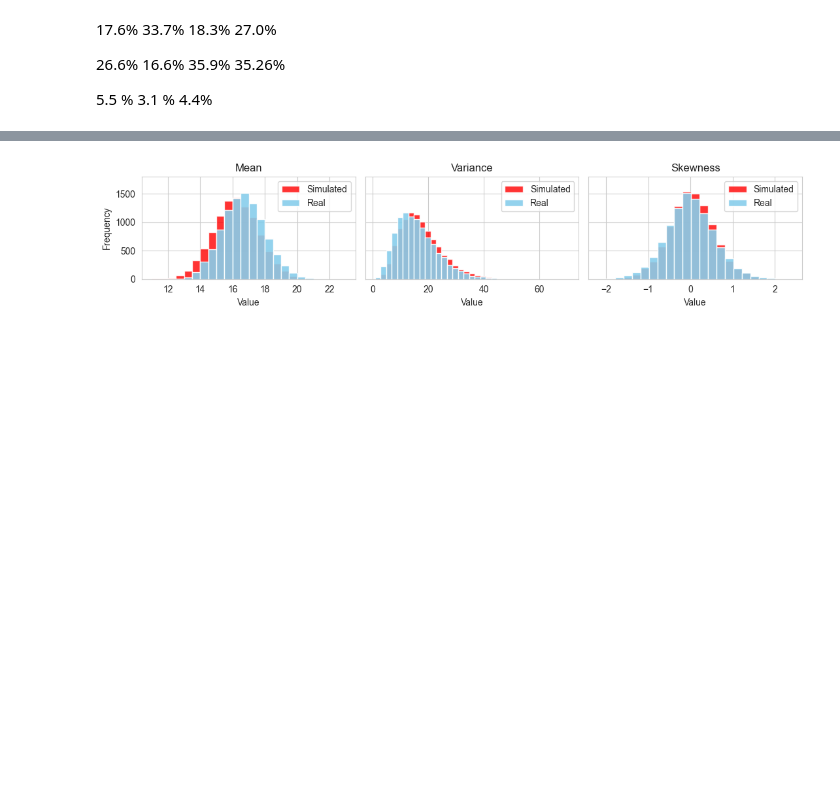
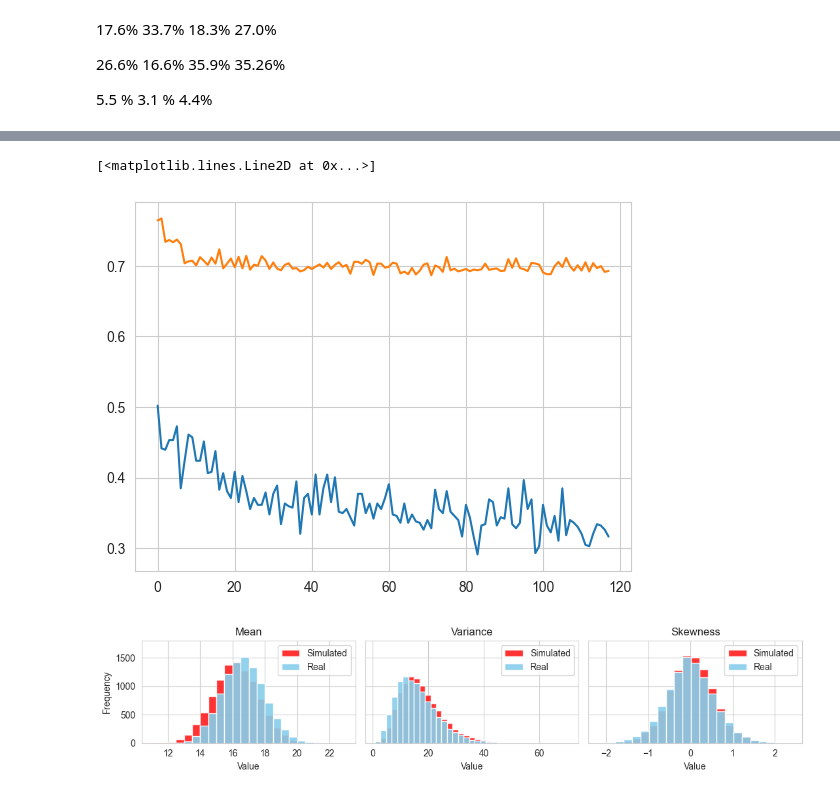
Before and after one commit to FrensiZ/adversial_learning, a Jupyter notebook: adversial_learning.ipynb, the cells around one changed output, grey strips where cells are left out. Cells and saved outputs as stored; diff of their text form; code cells hidden in the pictures; blank space fills up the shorter version.

```diff
--- a/adversial_learning.ipynb
+++ b/adversial_learning.ipynb
@@ -716,3 +800,9 @@ plot_discriminator(kl_div=callback_test.kl_div,
+# %%
+plt.plot(callback_test.new_acc)
+plt.plot(callback_test.new_loss)
+# %% [output]
+[<matplotlib.lines.Line2D at 0x...>]
+[figure, added]
 # %%
 # Statistics for real and simulated trajectories
 real_means, real_variances, real_std_devs, real_skew, real_kurtosis = calculate_statistics(callback_test.real_batch)
```
Also changed, not shown: parts of 6 cells of this notebook.
